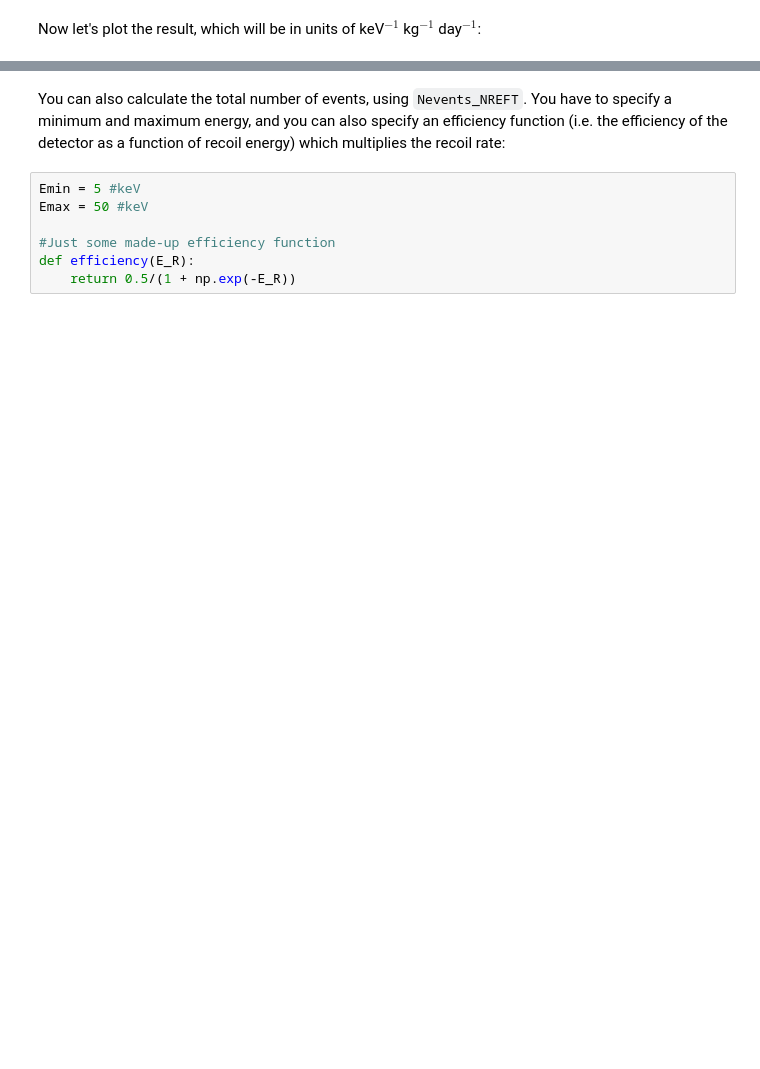
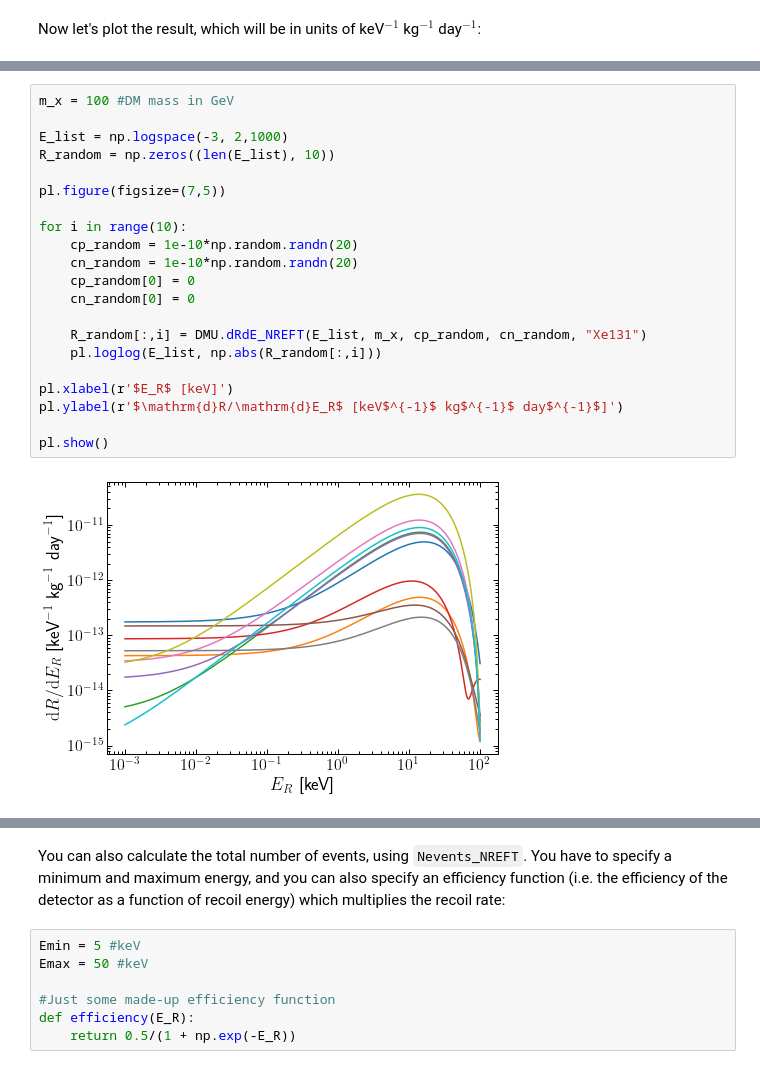
Before and after one commit to bradkav/WIMpy_NREFT, a Jupyter notebook: Examples/NREFT_example.ipynb, the cells around one changed output, grey strips where cells are left out. Saved outputs shown, nothing was run; the diff lists cells and outputs as text; blank space fills up the shorter version.

```diff
--- a/Examples/NREFT_example.ipynb
+++ b/Examples/NREFT_example.ipynb
@@ -209,0 +216,23 @@ pl.show()
+# %%
+m_x = 100 #DM mass in GeV
+
+E_list = np.logspace(-3, 2,1000)
+R_random = np.zeros((len(E_list), 10))
+
+pl.figure(figsize=(7,5))
+
+for i in range(10):
+    cp_random = 1e-10*np.random.randn(20)
+    cn_random = 1e-10*np.random.randn(20)
+    cp_random[0] = 0
+    cn_random[0] = 0
+
+    R_random[:,i] = DMU.dRdE_NREFT(E_list, m_x, cp_random, cn_random, "Xe131")
+    pl.loglog(E_list, np.abs(R_random[:,i]))
+
+pl.xlabel(r'$E_R$ [keV]')
+pl.ylabel(r'$\mathrm{d}R/\mathrm{d}E_R$ [keV$^{-1}$ kg$^{-1}$ day$^{-1}$]')
+
+pl.show()
+# %% [output]
+[figure, added]
```
Also changed, not shown: parts of 24 cells of this notebook, 12 other files.
